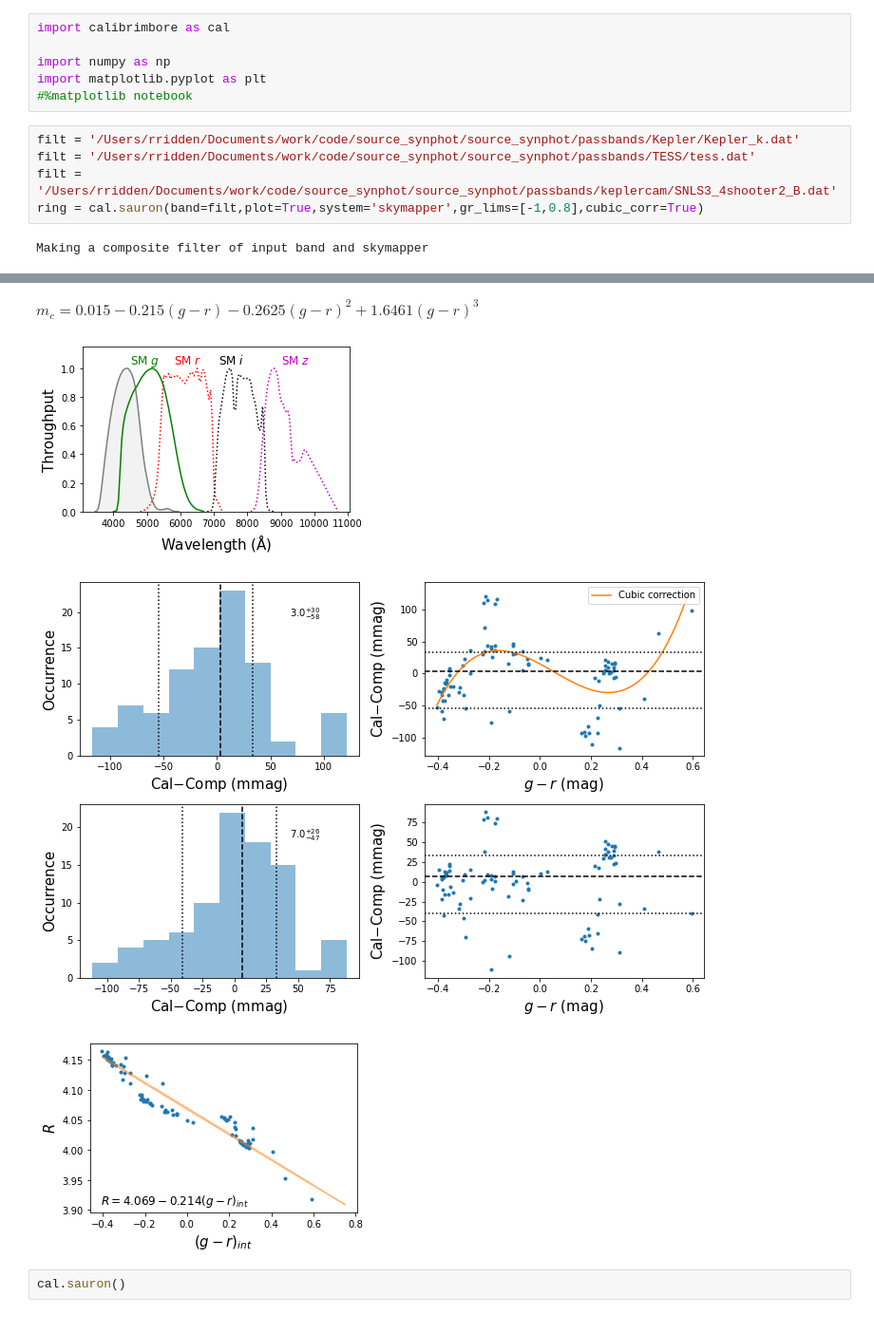
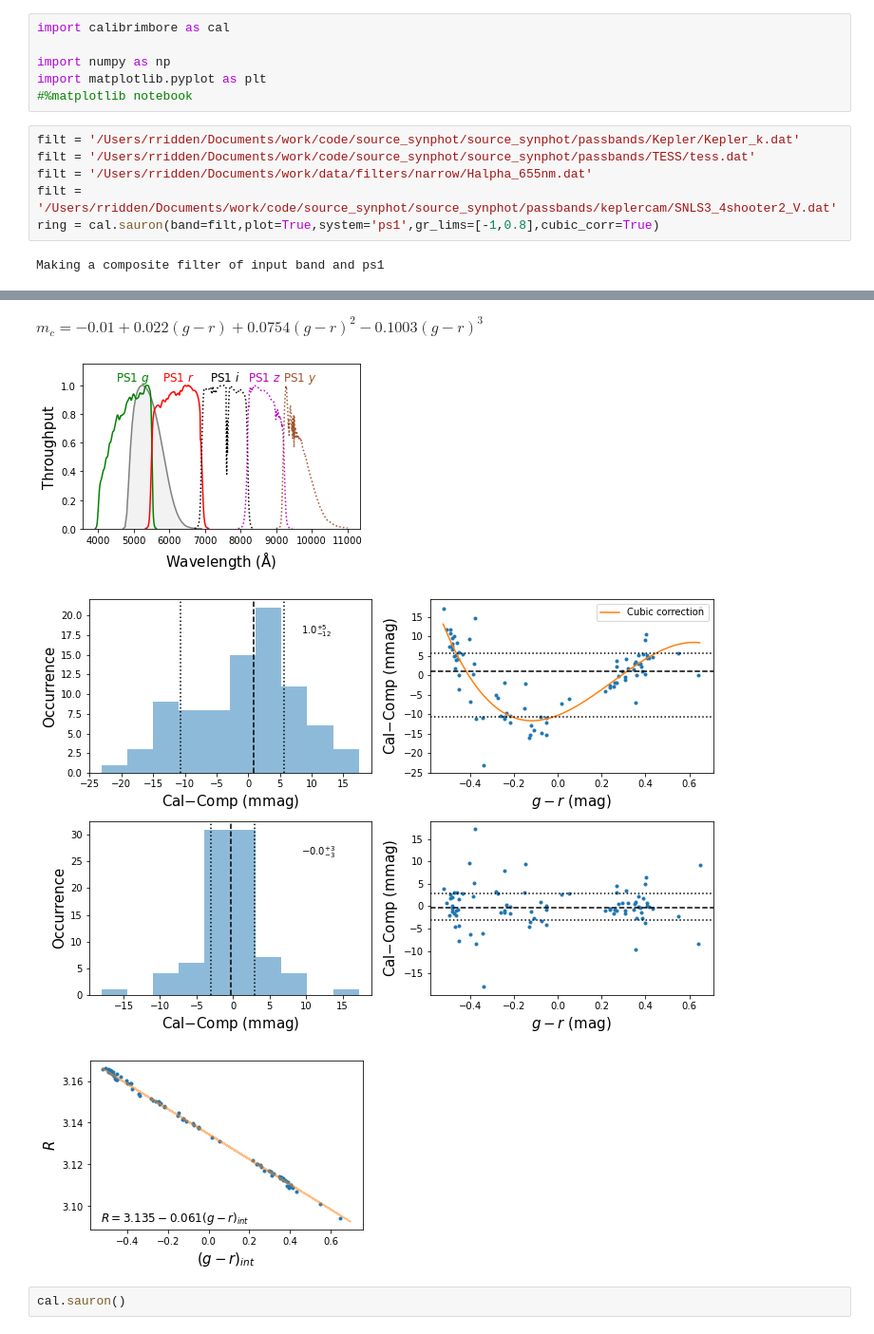
Before and after one commit to CheerfulUser/calibrimbore, a Jupyter notebook: development/tester.ipynb, the cells around one changed output, grey strips where cells are left out. Shown at 95% size. Saved outputs shown, nothing was run; the diff lists cells and outputs as text.

```diff
--- a/development/tester.ipynb
+++ b/development/tester.ipynb
@@ -7,7 +7,8 @@ import matplotlib.pyplot as plt
 # %%
 filt = '/Users/rridden/Documents/work/code/source_synphot/source_synphot/passbands/Kepler/Kepler_k.dat'
 filt = '/Users/rridden/Documents/work/code/source_synphot/source_synphot/passbands/TESS/tess.dat'
-filt = '/Users/rridden/Documents/work/code/source_synphot/source_synphot/passbands/keplercam/SNLS3_4shooter2_B.dat'
-ring = cal.sauron(band=filt,plot=True,system='skymapper',gr_lims=[-1,0.8],cubic_corr=True)
+filt = '/Users/rridden/Documents/work/data/filters/narrow/Halpha_655nm.dat'
+filt = '/Users/rridden/Documents/work/code/source_synphot/source_synphot/passbands/keplercam/SNLS3_4shooter2_V.dat'
+ring = cal.sauron(band=filt,plot=True,system='ps1',gr_lims=[-1,0.8],cubic_corr=True)
 # %% [output]
-Making a composite filter of input band and skymapper
+Making a composite filter of input band and ps1
@@ -15,7 +16,7 @@ $\displaystyle f_{comp}=\left(0.832f_g\right)\left( \frac{f_g}{f_i}\right)^{0.51
-$\displaystyle m_c=0.015-0.215(g-r)-0.2625(g-r)^2+1.6461(g-r)^3$
+$\displaystyle m_c=-0.01+0.022(g-r)+0.0754(g-r)^2-0.1003(g-r)^3$
-[figure, old version]
+[figure, new version]
-[figure, old version]
+[figure, new version]
-[figure, old version]
+[figure, new version]
 # %%
 cal.sauron()
 # %%
```
Also changed, not shown: parts of 1 cell of this notebook, 59 other files.
